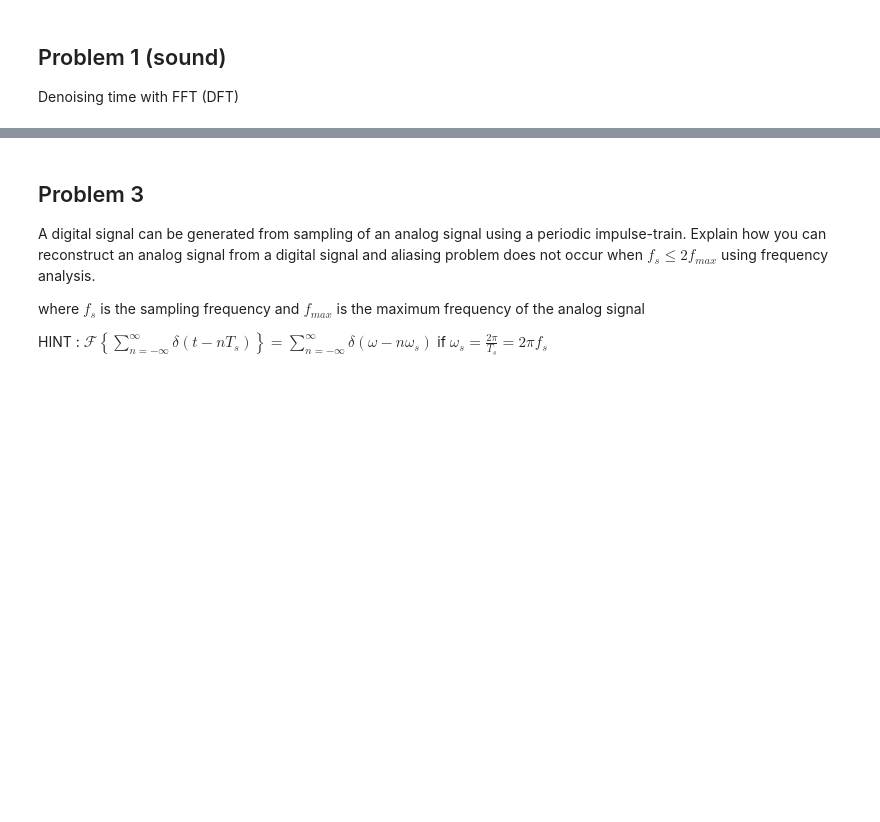
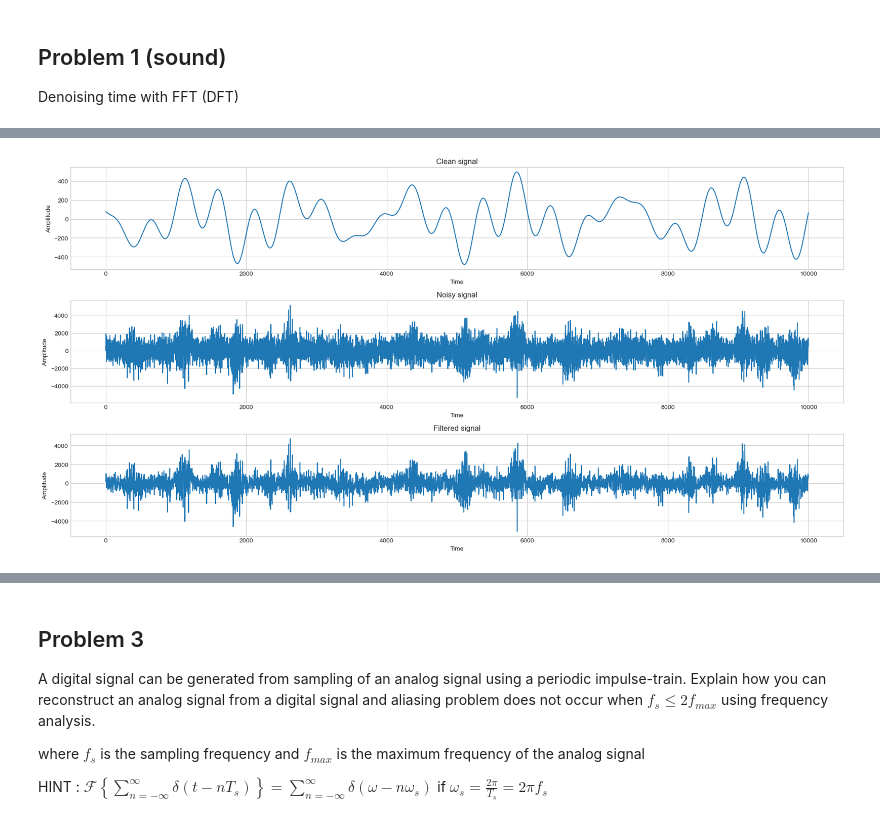
Before and after one commit to pupipatsk/Comp-Eng-Math-II, a Jupyter notebook: assignment/5/Assignment-5.ipynb, the cells around one changed output, grey strips where cells are left out. Saved outputs shown, nothing was run; the diff lists cells and outputs as text; code cells hidden in the pictures; blank space fills up the shorter version.

```diff
--- a/assignment/5/Assignment-5.ipynb
+++ b/assignment/5/Assignment-5.ipynb
@@ -53,2 +110,35 @@ h_w_noise = h + np.random.randn(N)*3*h + np.random.randn(N)*700
+# %%
+# TODO 1.4 : plot clean signal, noise signal and filtered signal (from your result in TODO 1.3) with label
+
+plt.figure(figsize=(18, 9))
+
+# Clean signal
+plt.subplot(3, 1, 1)
+plt.plot(t, h)
+plt.title('Clean signal')
+plt.xlabel('Time')
+plt.ylabel('Amplitude')
+plt.grid(True)
+
+# Noisy signal
+plt.subplot(3, 1, 2)
+plt.plot(t, h_w_noise)
+plt.title('Noisy signal')
+plt.xlabel('Time')
+plt.ylabel('Amplitude')
+plt.grid(True)
+
+# Filtered signal
+plt.subplot(3, 1, 3)
+plt.plot(t, h_filtered)
+plt.title('Filtered signal')
+plt.xlabel('Time')
+plt.ylabel('Amplitude')
+plt.grid(True)
+
+plt.tight_layout()
+plt.show()
+# %% [output]
+[figure, added]
 # %%
 # TODO 1.5 : export with IPython.display, listen to (1) original signal (2) signal with noise (3) signal after filtered
```
Also changed, not shown: parts of 16 cells of this notebook.
